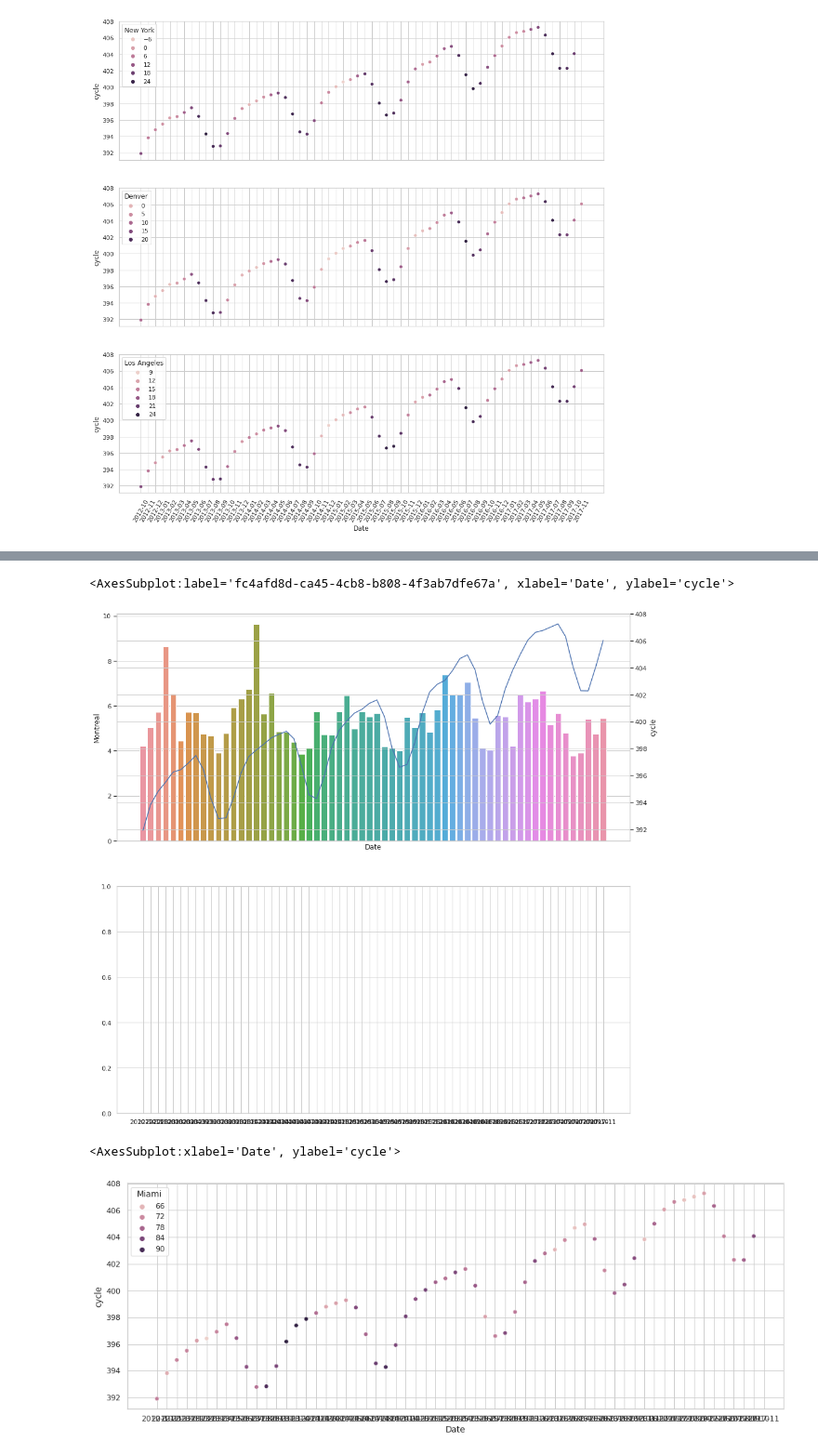
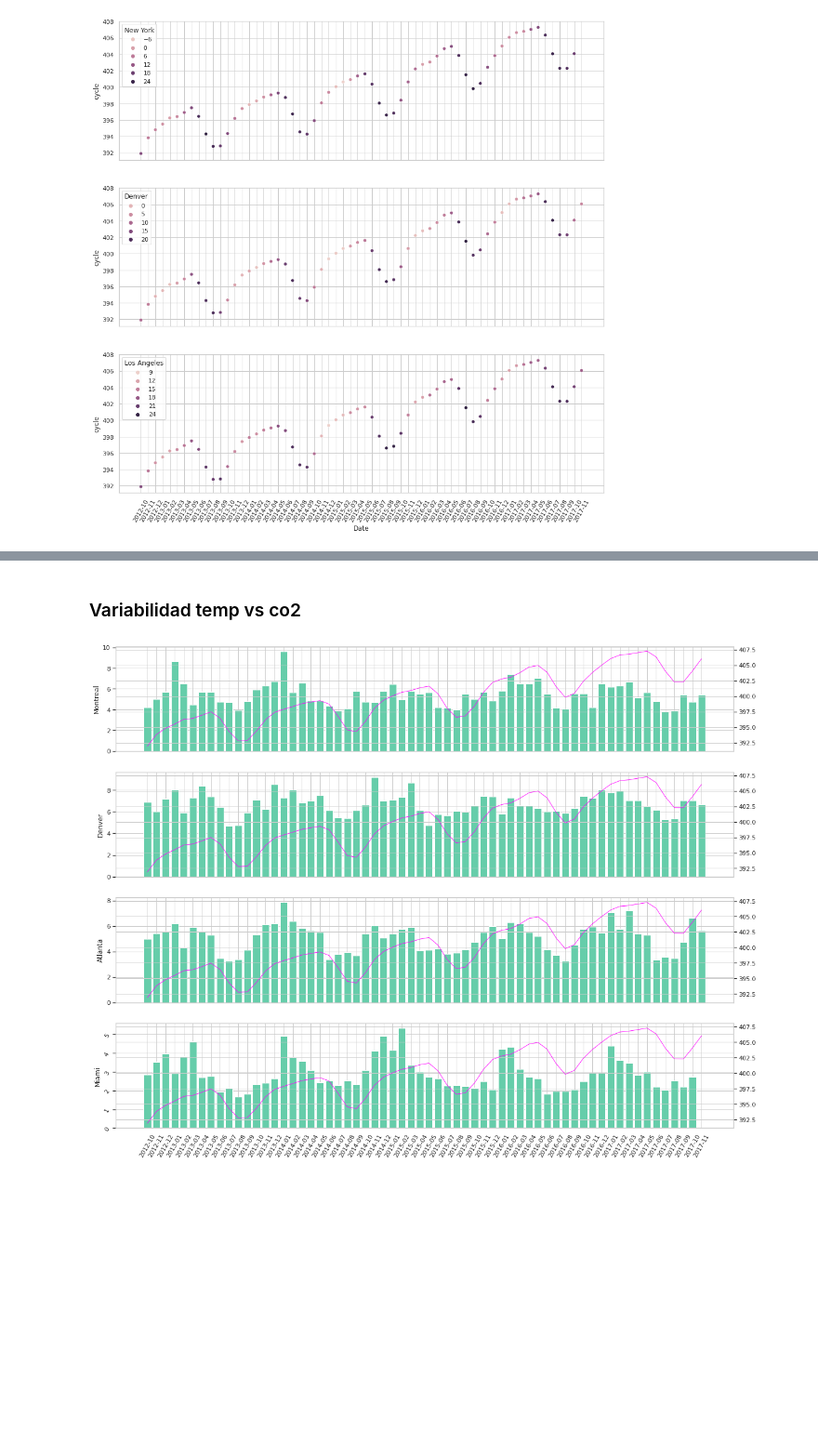
Before and after one commit to JulianTrufero/CO2-and-Temperatures-Seasonality, a Jupyter notebook: P (copy).ipynb, the cells around one changed output, grey strips where cells are left out. Shown at 93% size. Cells and saved outputs as stored; diff of their text form; code cells hidden in the pictures; blank space fills up the shorter version.

```diff
--- a/P (copy).ipynb
+++ b/P (copy).ipynb
@@ -170,2 +194,6 @@ co2 = co2.reset_index()
+# %%
+cco2 = agrup_mensual_co2(c)
+# %%
+cco2 = cco2.reset_index()
 # %%
 for i in range(83, 128):
@@ -249,13 +238,29 @@ f.set_xticklabels(labels=co2["Date"], rotation=75);
-# %%
-fig, axs = plt.subplots(nrows=2, ncols=1, sharex=True, figsize=(16, 16))
-sns.barplot(x="Date", y="Montreal", data=volat, ax=axs[0])
-axs[1] = axs[0].twinx()
-sns.lineplot(x="Date", y="cycle", data=co2, ax=axs[1])
-# %% [output]
-<AxesSubplot:label='fc4afd8d-ca45-4cb8-b808-4f3ab7dfe67a', xlabel='Date', ylabel='cycle'>
-[figure, removed]
-# %%
-sns.scatterplot(x="Date", y="cycle", hue="Miami", data=hyc)
-# %% [output]
-<AxesSubplot:xlabel='Date', ylabel='cycle'>
-[figure, removed]
+# %% [markdown]
+### Variabilidad temp vs co2
+# %%
+fig, ((x1, x2, x3, x4)) = plt.subplots(nrows=4, ncols=1, sharex=True, figsize=(20, 16))
+
+x1.bar(volat.Date, volat.Montreal, color="mediumaquamarine")
+x1.set_ylabel('Montreal')
+x2.bar(volat.Date, volat.Denver, color="mediumaquamarine")
+x2.set_ylabel('Denver')
+x3.bar(volat.Date, volat.Atlanta, color="mediumaquamarine")
+x3.set_ylabel('Atlanta')
+x4.bar(volat.Date, volat.Miami, color="mediumaquamarine")
+x4.set_ylabel('Miami')
+
+b = x1.twinx()
+b.plot(cco2.Date, cco2.cycle, linewidth = 0.9, color="fuchsia")
+
+b = x2.twinx()
+b.plot(cco2.Date, cco2.cycle, linewidth = 0.9, color="fuchsia")
+
+b = x3.twinx()
+b.plot(cco2.Date, cco2.cycle, linewidth = 0.9, color="fuchsia")
+
+b = x4.twinx()
+b.plot(cco2.Date, cco2.cycle, linewidth = 0.9, color="fuchsia")
+
+x4.tick_params(labelrotation=60);
+# %% [output]
+[figure, added]
```
Also changed, not shown: parts of 16 cells of this notebook.
